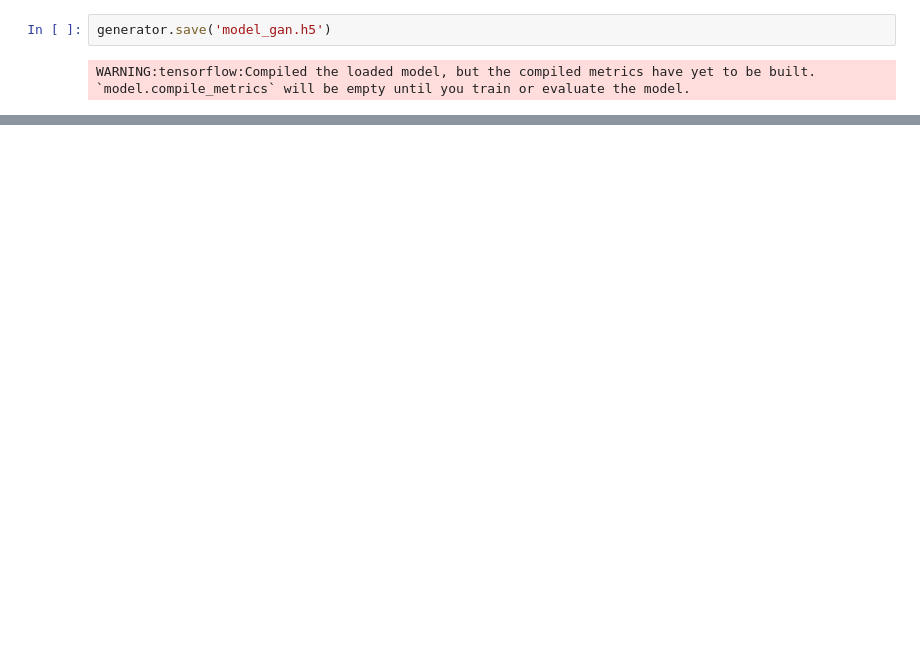
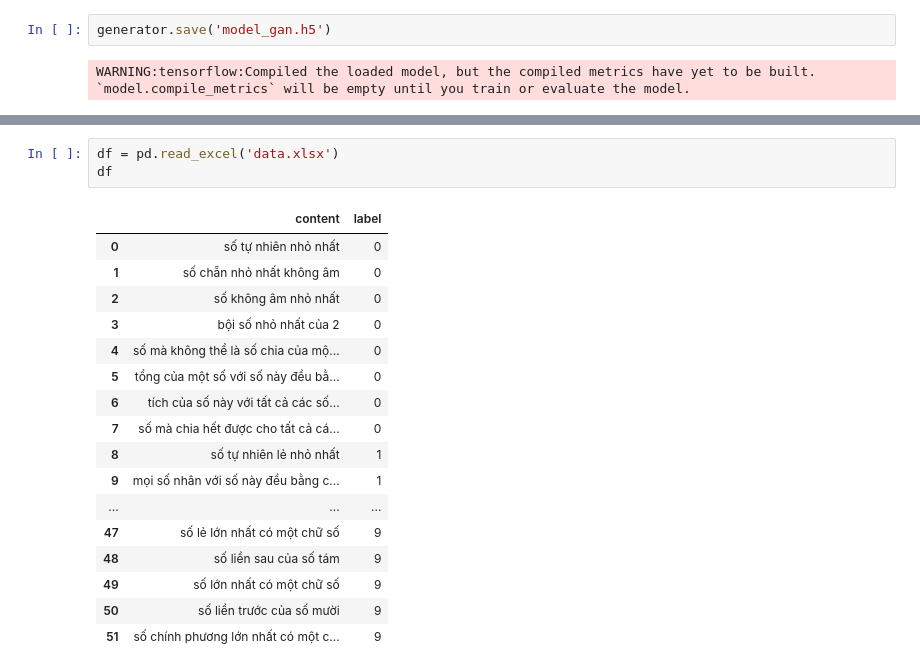
Before and after one commit to Khanhnvtb/Text-to-image, a Jupyter notebook: training.ipynb, the cells around one changed output, grey strips where cells are left out. Drawn from its saved outputs; the diff is of its cells as text; blank space fills up the shorter version.

```diff
--- a/training.ipynb
+++ b/training.ipynb
@@ -269,0 +294,21 @@ for i in range(10):
+# %%
+df = pd.read_excel('data.xlsx')
+df
+# %% [output]
+|  | content | label |
+| 0 | số tự nhiên nhỏ nhất | 0 |
+| 1 | số chẵn nhỏ nhất không âm | 0 |
+| 2 | số không âm nhỏ nhất | 0 |
+| 3 | bội số nhỏ nhất của 2 | 0 |
+| 4 | số mà không thể là số chia của mộ... | 0 |
+| 5 | tổng của một số với số này đều bằ... | 0 |
+| 6 | tích của số này với tất cả các số... | 0 |
+| 7 | số mà chia hết được cho tất cả cá... | 0 |
+| 8 | số tự nhiên lẻ nhỏ nhất | 1 |
+| 9 | mọi số nhân với số này đều bằng c... | 1 |
+| ... | ... | ... |
+| 47 | số lẻ lớn nhất có một chữ số | 9 |
+| 48 | số liền sau của số tám | 9 |
+| 49 | số lớn nhất có một chữ số | 9 |
+| 50 | số liền trước của số mười | 9 |
+| 51 | số chính phương lớn nhất có một c... | 9 |
```
Also changed, not shown: parts of 20 cells of this notebook, 3 other files.
